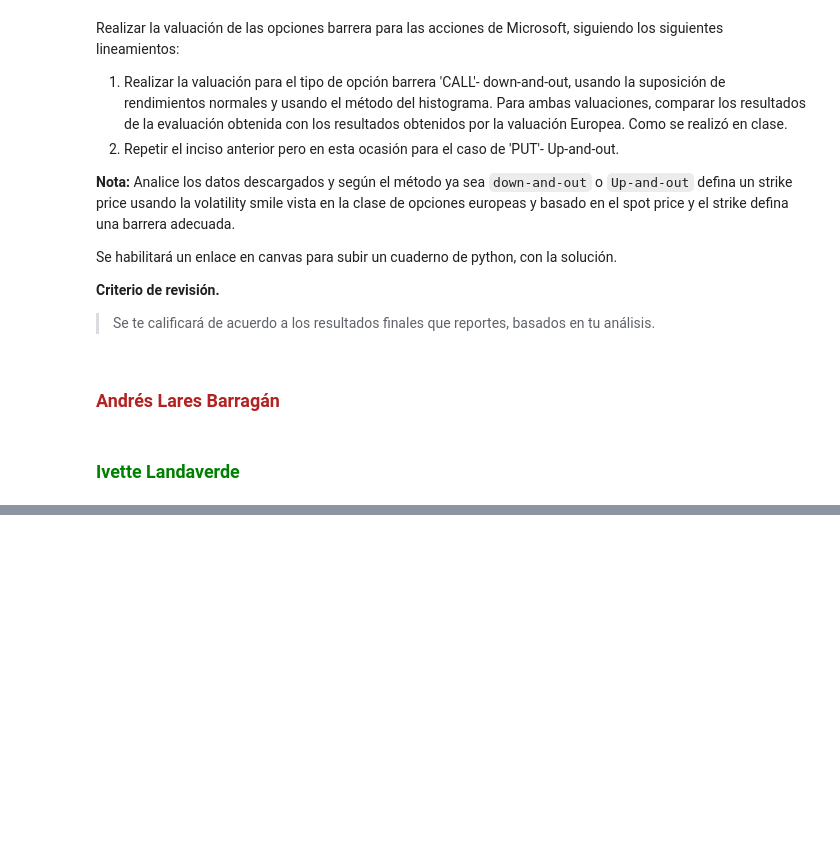
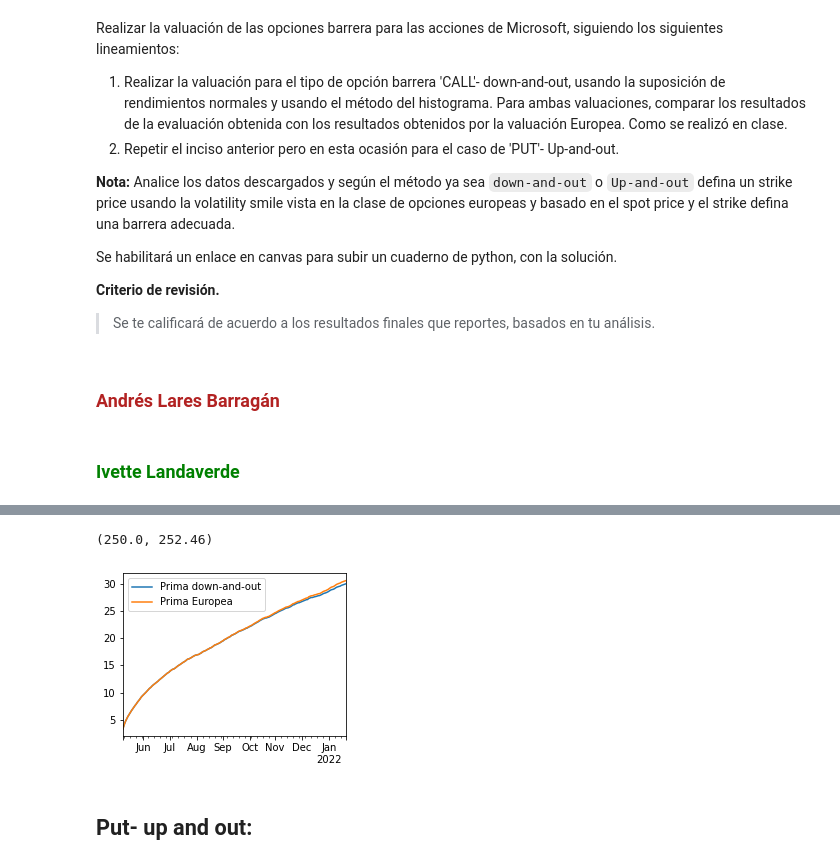
Before and after one commit to AndresLaresBarragan/ProyectoConjunto_ALares_ILandaverde, a Jupyter notebook: Tarea 11.ipynb, the cells around one changed output, grey strips where cells are left out. Saved outputs shown, nothing was run; the diff lists cells and outputs as text; code cells hidden in the pictures; blank space fills up the shorter version.

```diff
--- a/Tarea 11.ipynb
+++ b/Tarea 11.ipynb
@@ -49,0 +208,8 @@ import plotly.graph_objects as go
+# %%
+pd.set_option('display.max_columns', 15)
+# Precio barrera
+B = 200
+# Función de desactivación (knock-out) DOWN AND OUT
+# Si en algún momento el precio toca la barrera la opción se desactiva
+I=(sim_closes > B).cumprod(axis=0)  > 0
+I.head(3)
@@ -49,0 +240,22 @@ import plotly.graph_objects as go
+# %%
+#valuación
+K = opt_valuar.Strike
+S0 = opt_valuar.Underlying_Price
+K, S0
+# %% [output]
+(250.0, 252.46)
+# %%
+#gráfico:
+# Calcular la prima de una opción Europea
+call = pd.DataFrame({'Prima Europea':np.exp(-r*ndays)*np.fmax(sim_closes - strike, 0)
+                     .mean(axis=1)},index=dates)
+# Calcular la prima de una opción barrera
+callui = pd.DataFrame({'Prima down-and-out':np.exp(-r*ndays)*(I * np.fmax(sim_closes - strike, 0))
+                       .mean(axis=1)},index=dates)
+# Graficar el resultado de las dos primas previamente valuadas
+ax = callui.plot(figsize=(4,3));
+call.plot(ax=ax);
+# %% [output]
+[figure, added]
+# %% [markdown]
+## Put- up and out:
```
Also changed, not shown: parts of 24 cells of this notebook.
